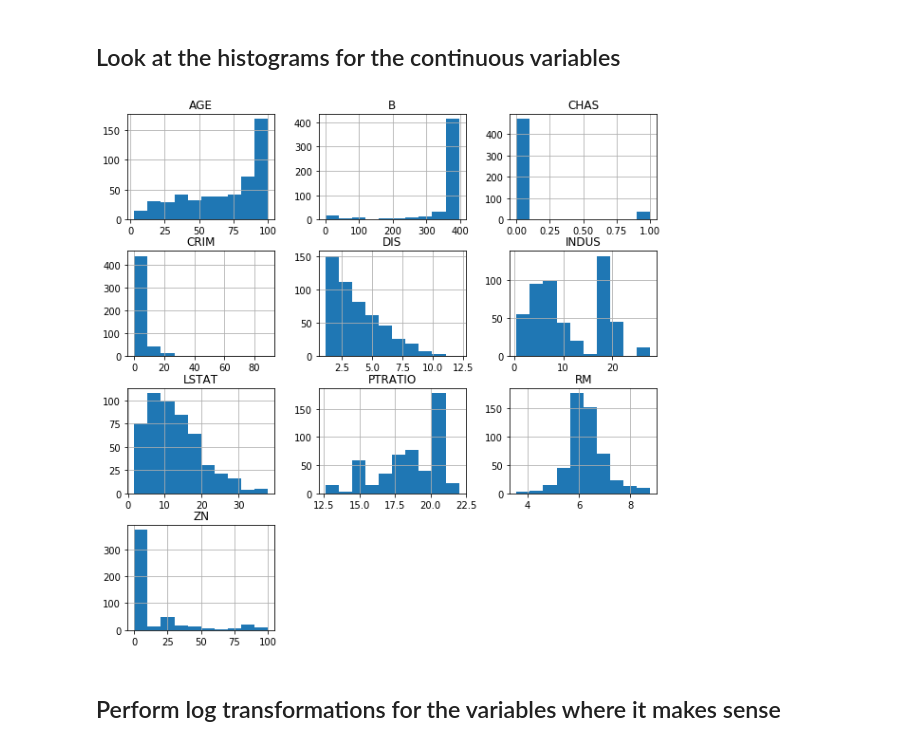
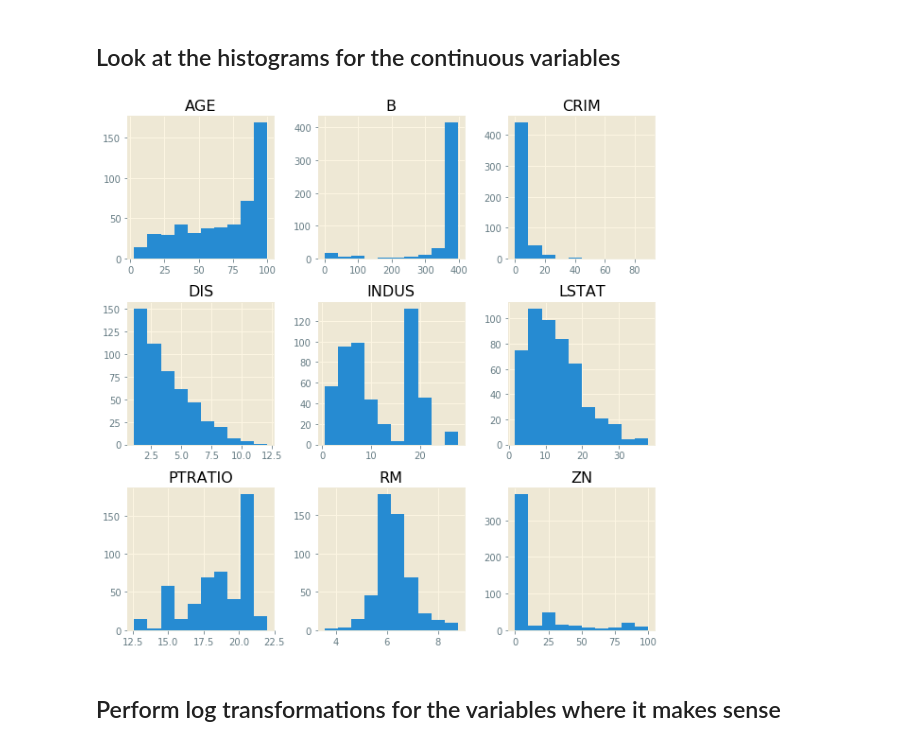
Before and after one commit to eannefawcett/dsc-feature-scaling-and-normalization-lab-online-ds-pt-081219, a Jupyter notebook: index.ipynb, the cells around one changed output. Cells and saved outputs as stored; diff of their text form; code cells hidden in the pictures.

Commit message:
remove chas as continuous variable

```diff
--- a/index.ipynb
+++ b/index.ipynb
@@ -14,6 +14,10 @@ You will be able to:
 Let's import our Boston Housing data. Remember we categorized two variables and deleted the "NOX" (nitride oxide concentration) variable because it was highly correlated with two other features.
 # %%
 import pandas as pd
+import matplotlib.pyplot as plt
+plt.style.use('Solarize_Light2')
+%matplotlib inline
+
 from sklearn.datasets import load_boston
 boston = load_boston()
 
@@ -39,12 +43,15 @@ boston_features = boston_features.drop("NOX",axis=1)
 # %%
 # Your code here
 boston_continuous = boston_features.iloc[:,0:10]
+boston_continuous = boston_continuous.drop(labels='CHAS', axis=1)
 # boston_continuous.head()
 boston_categorical = boston_features.iloc[:,11:17]
+chas = pd.DataFrame(data=boston_features['CHAS'])
+# boston_categorical = boston_categorical.merge(chas, how='outer', left_index=True, right_index=True)
 # boston_categorical.head()
 boston_continuous.hist(figsize=(10,10));
 # %% [output]
-[figure, old version]
+[figure, new version]
 # %% [markdown]
 ## Perform log transformations for the variables where it makes sense
 # %% [markdown]
```
Also changed, not shown: parts of 5 cells of this notebook.
